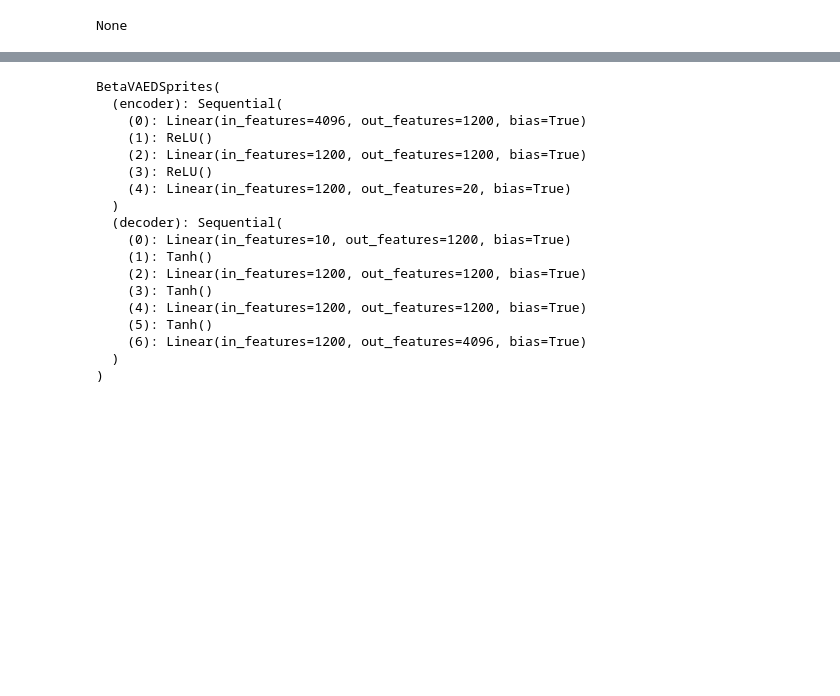
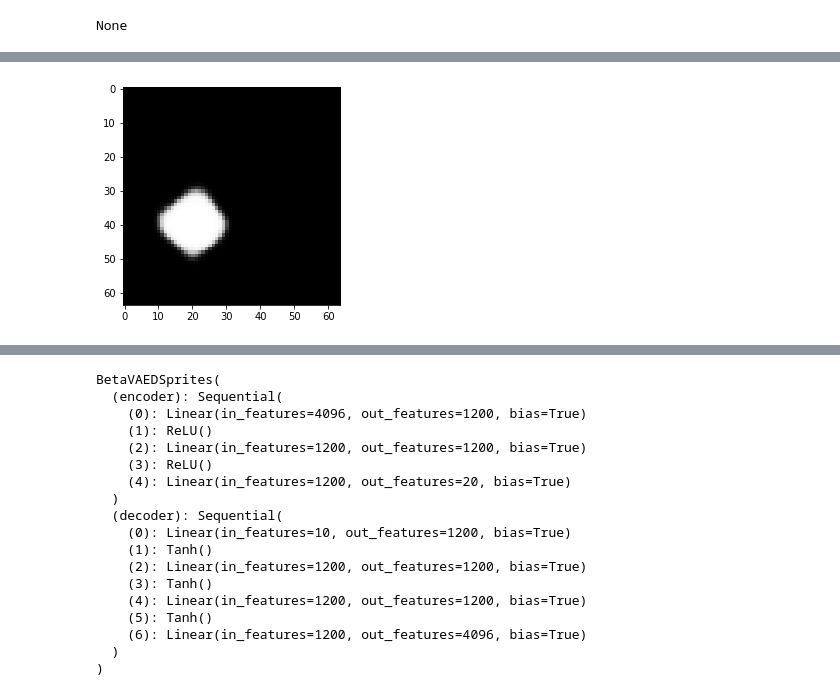
Before and after one commit to hzzhyj/atml, a Jupyter notebook: experiments/BetaVAE.ipynb, the cells around one changed output, grey strips where cells are left out. Cells and saved outputs as stored; diff of their text form; code cells hidden in the pictures; blank space fills up the shorter version.

```diff
--- a/experiments/BetaVAE.ipynb
+++ b/experiments/BetaVAE.ipynb
@@ -93,0 +208,7 @@ def compute_latent_gaussian_variance(model, dataset):
+# %%
+recon, mu, logvar = model_beta1_e40_alldata_n(original)
+# %%
+plt.imshow(torch.sigmoid(recon.cpu().detach()).view(64,64), cmap='Greys_r')
+plt.show()
+# %% [output]
+[figure, added]
```
Also changed, not shown: parts of 25 cells of this notebook, 3 other files.
